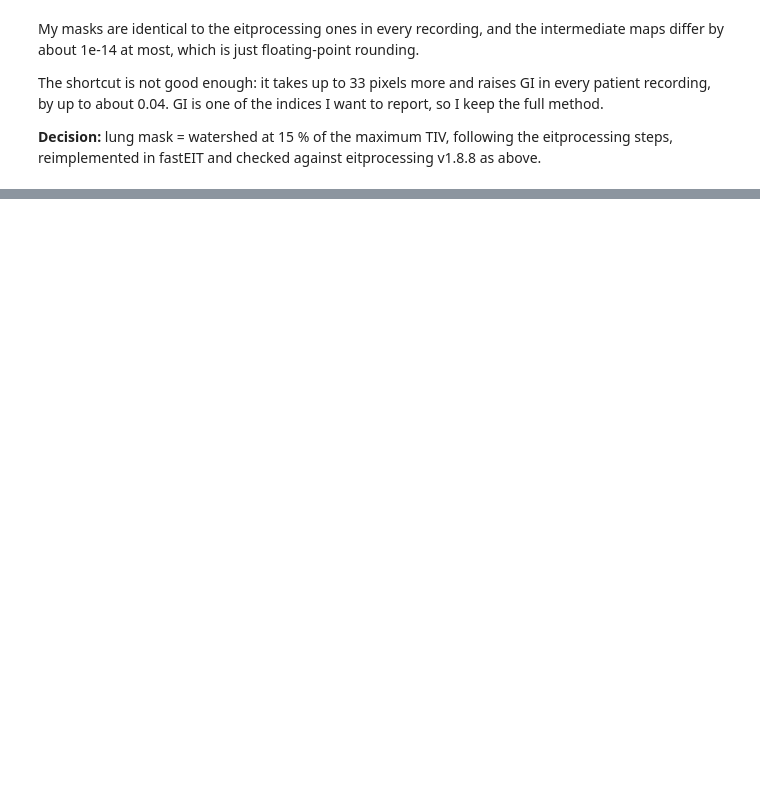
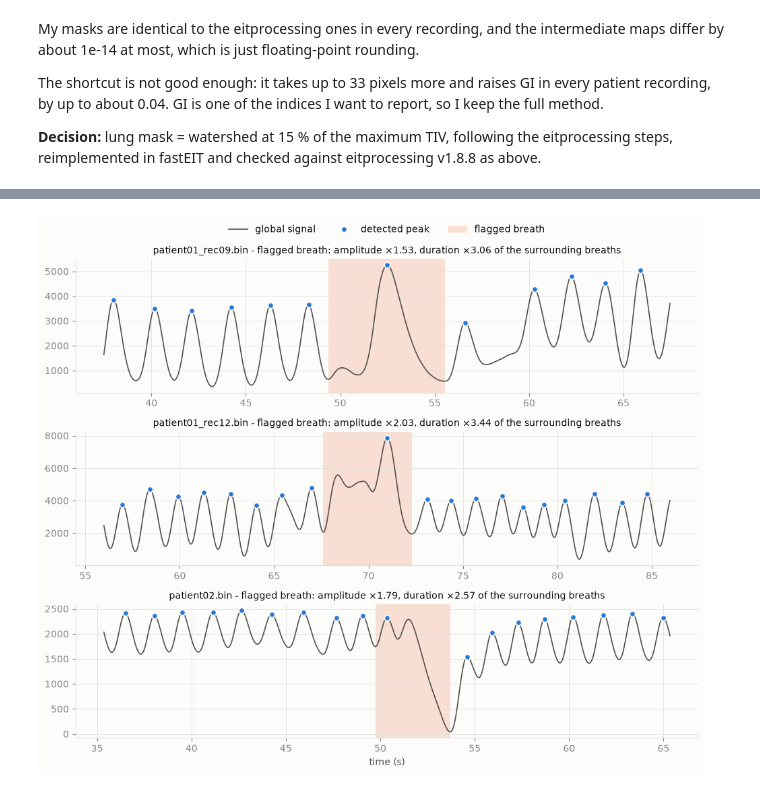
Before and after one commit to Kernel236/fastEIT, a Jupyter notebook: notebooks/05_preprocessing_choices.ipynb, the cells around one changed output, grey strips where cells are left out. Saved outputs shown, nothing was run; the diff lists cells and outputs as text; code cells hidden in the pictures; blank space fills up the shorter version.

```diff
--- a/notebooks/05_preprocessing_choices.ipynb
+++ b/notebooks/05_preprocessing_choices.ipynb
@@ -762,0 +875,18 @@ fastEIT and checked against eitprocessing v1.8.8 as above.
+# %%
+rows, breath_inputs = [], {}
+for path in FILES:
+    eit = next(iter(load_eit_data(path, vendor="draeger").eit_data.values()))
+    fs, pix = eit.sample_frequency, np.asarray(eit.pixel_impedance, dtype=float)
+    smoothed = moving_average(pix, 0.1, fs)
+    eit_s = copy.deepcopy(eit)
+    eit_s.pixel_impedance = smoothed
+    reference = BreathDetection().find_breaths(eit_s.get_summed_impedance()).values
+    ref_idx = np.array([np.searchsorted(eit.time, [b.start_time, b.middle_time, b.end_time]) for b in reference])
+    g = smoothed.sum(axis=(1, 2))
+    mine, near_invalid = detect_breaths(g, fs)
+    kept = mine[~near_invalid]
+    rows.append({"file": path.name, "breaths_eitprocessing": len(ref_idx), "breaths_mine": len(mine),
+                 "flagged_near_invalid": int(near_invalid.sum()),
+                 "identical": len(kept) == len(ref_idx) and np.array_equal(kept, ref_idx)})
+    breath_inputs[path.name] = (g, fs, mine, near_invalid, np.asarray(eit.time) - eit.time[0])
+pd.DataFrame(rows).set_index("file")
@@ -762,0 +975,23 @@ fastEIT and checked against eitprocessing v1.8.8 as above.
+# %%
+fig, axes = plt.subplots(3, 1, figsize=(10, 8.4))
+for ax, name in zip(axes, ["patient01_rec09.bin", "patient01_rec12.bin", "patient02.bin"]):
+    g, fs, breaths, _, t = breath_inputs[name]
+    flags, amp_ratio, dur_ratio = flag_cache[name]
+    flagged = np.flatnonzero(~flags.is_valid.values & (flags.flag_amplitude_outlier | flags.flag_duration_outlier).values)
+    centre = breaths[flagged[0], 1]
+    win = slice(max(0, centre - int(15 * fs)), min(len(g), centre + int(15 * fs)))
+    ax.plot(t[win], g[win], color=INK2, linewidth=1.2, label="global signal")
+    in_win = (breaths[:, 1] >= win.start) & (breaths[:, 1] < win.stop)
+    ax.plot(t[breaths[in_win, 1]], g[breaths[in_win, 1]], "o", markersize=6, color=BLUE,
+            markeredgecolor=SURFACE, markeredgewidth=1.2, label="detected peak")
+    for k in flagged:
+        if in_win[k]:
+            ax.axvspan(t[breaths[k, 0]], t[breaths[k, 2]], color=ORANGE, alpha=0.2, linewidth=0, label="flagged breath")
+    k = flagged[0]
+    ax.set_title(f"{name} - flagged breath: amplitude ×{amp_ratio[k]:.2f}, duration ×{dur_ratio[k]:.2f} "
+                 "of the surrounding breaths", fontsize=10)
+axes[0].legend(loc="lower center", bbox_to_anchor=(0.5, 1.12), ncol=3)
+axes[-1].set_xlabel("time (s)")
+plt.tight_layout(); plt.show()
+# %% [output]
+[figure, added]
```
Also changed, not shown: parts of 8 cells of this notebook.
